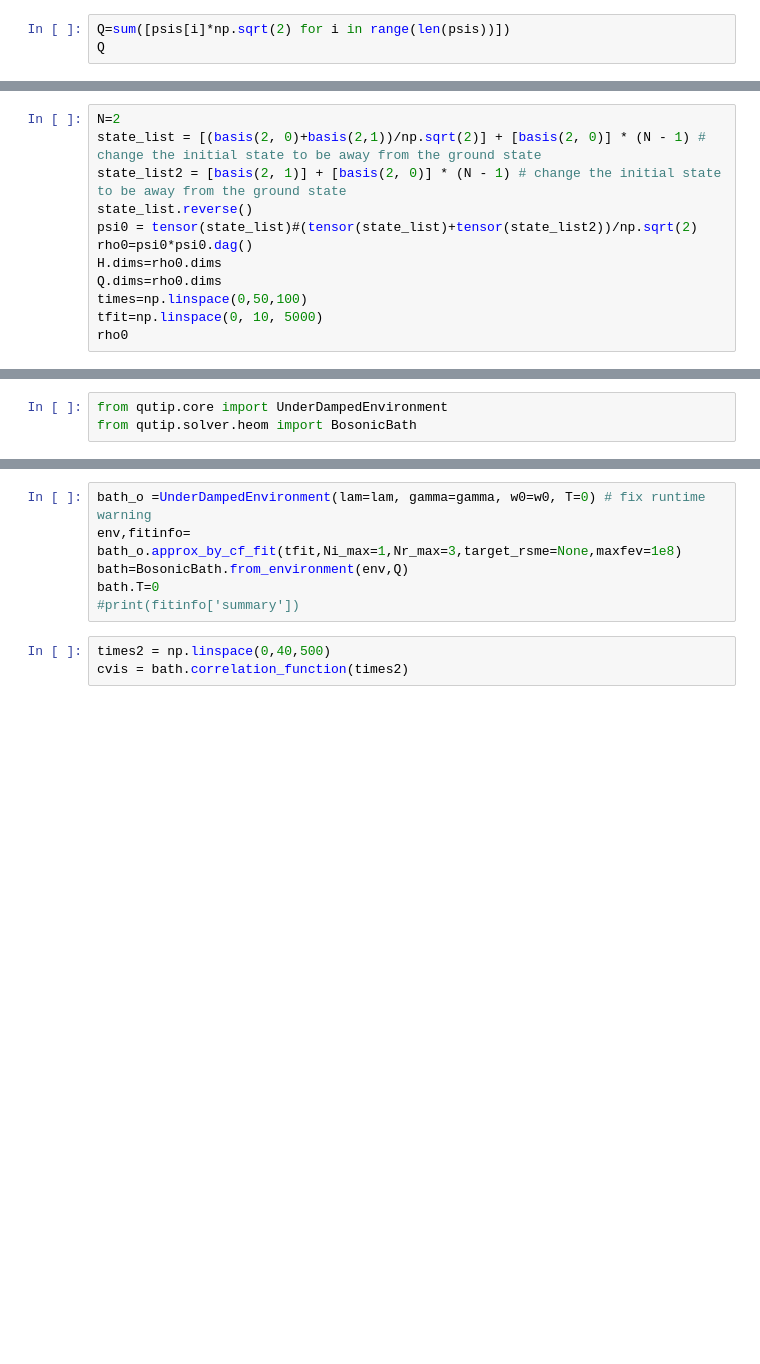
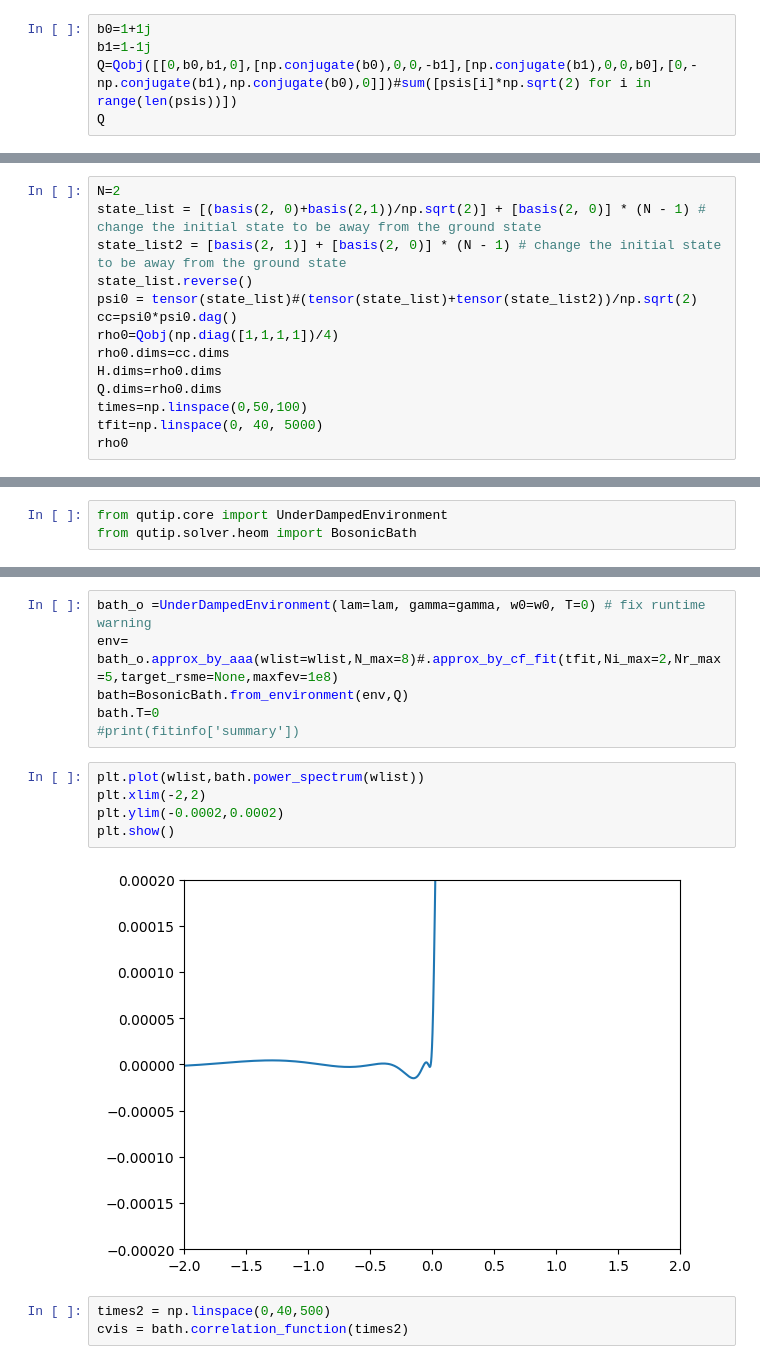
Before and after one commit to gsuarezr/DSE, a Jupyter notebook: report/br_failure_forpdf-Copy1.ipynb, the cells around one changed output, grey strips where cells are left out. Saved outputs shown, nothing was run; the diff lists cells and outputs as text; blank space fills up the shorter version.

```diff
--- a/report/br_failure_forpdf-Copy1.ipynb
+++ b/report/br_failure_forpdf-Copy1.ipynb
@@ -42,6 +42,8 @@ $Q= \sum_{i} a_{i} \psi_{i}$
 
 Where each $a_{i}$ is a real number, randomly generated from a Gaussian
 # %%
-Q=sum([psis[i]*np.sqrt(2) for i in range(len(psis))])
+b0=1+1j
+b1=1-1j
+Q=Qobj([[0,b0,b1,0],[np.conjugate(b0),0,0,-b1],[np.conjugate(b1),0,0,b0],[0,-np.conjugate(b1),np.conjugate(b0),0]])#sum([psis[i]*np.sqrt(2) for i in range(len(psis))])
 Q
 # %% [output]
@@ -54,10 +60,12 @@ state_list = [(basis(2, 0)+basis(2,1))/np.sqrt(2)] + [basis(2, 0)] * (N - 1) # c
 state_list2 = [basis(2, 1)] + [basis(2, 0)] * (N - 1) # change the initial state to be away from the ground state
 state_list.reverse()
 psi0 = tensor(state_list)#(tensor(state_list)+tensor(state_list2))/np.sqrt(2)
-rho0=psi0*psi0.dag()
+cc=psi0*psi0.dag()
+rho0=Qobj(np.diag([1,1,1,1])/4)
+rho0.dims=cc.dims
 H.dims=rho0.dims
 Q.dims=rho0.dims
 times=np.linspace(0,50,100)
-tfit=np.linspace(0, 10, 5000)
+tfit=np.linspace(0, 40, 5000)
 rho0
 # %% [output]
@@ -87,9 +94,16 @@ env.power_spectrum(-10)/env.power_spectrum(-100)
 # %%
 bath_o =UnderDampedEnvironment(lam=lam, gamma=gamma, w0=w0, T=0) # fix runtime warning
-env,fitinfo= bath_o.approx_by_cf_fit(tfit,Ni_max=1,Nr_max=3,target_rsme=None,maxfev=1e8)
+env= bath_o.approx_by_aaa(wlist=wlist,N_max=8)#.approx_by_cf_fit(tfit,Ni_max=2,Nr_max=5,target_rsme=None,maxfev=1e8)
 bath=BosonicBath.from_environment(env,Q)
 bath.T=0
 #print(fitinfo['summary'])
+# %%
+plt.plot(wlist,bath.power_spectrum(wlist))
+plt.xlim(-2,2)
+plt.ylim(-0.0002,0.0002)
+plt.show()
+# %% [output]
+[figure, added]
 # %%
 times2 = np.linspace(0,40,500)
 cvis = bath.correlation_function(times2)
```
Also changed, not shown: parts of 31 cells of this notebook.
